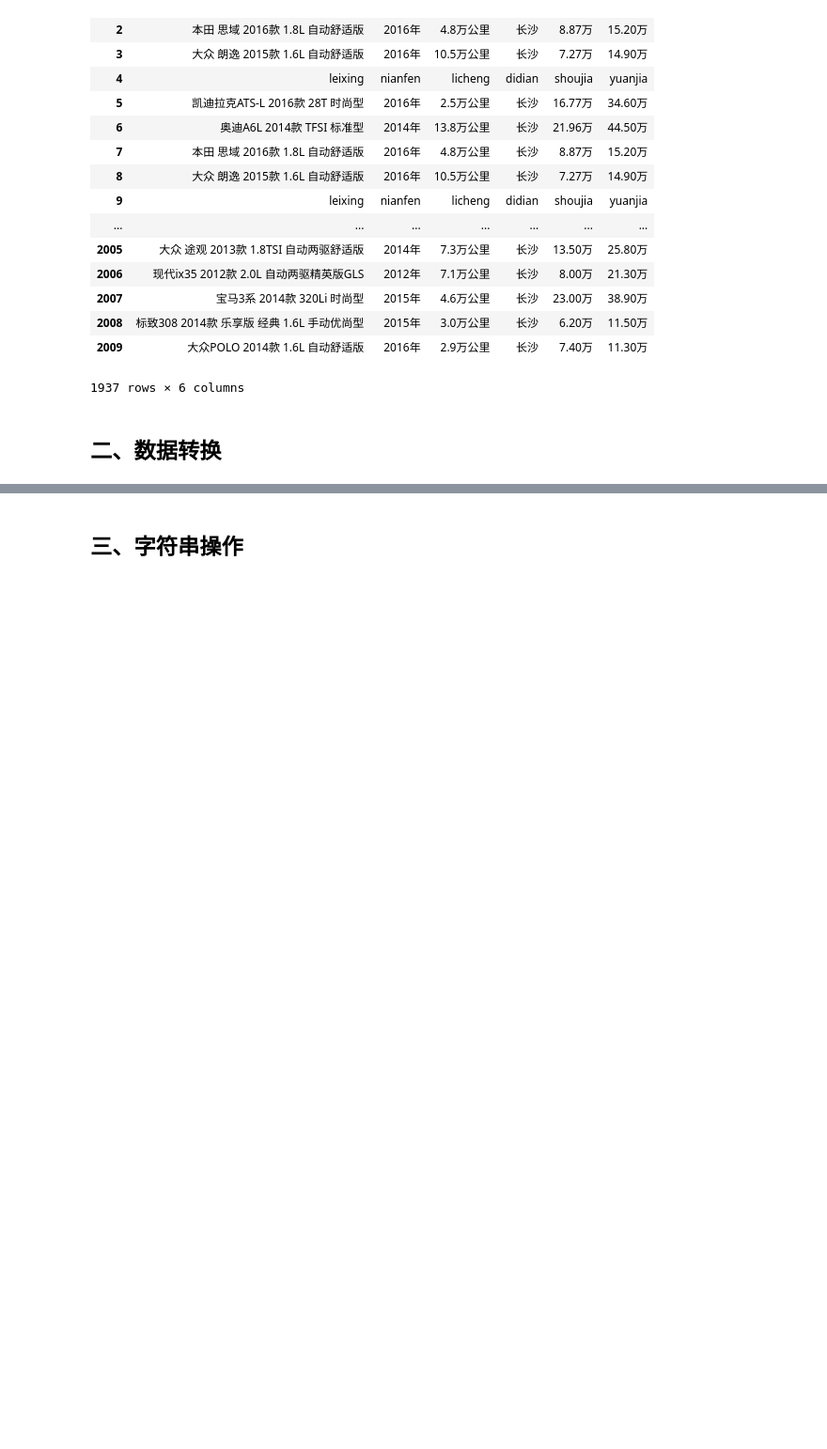
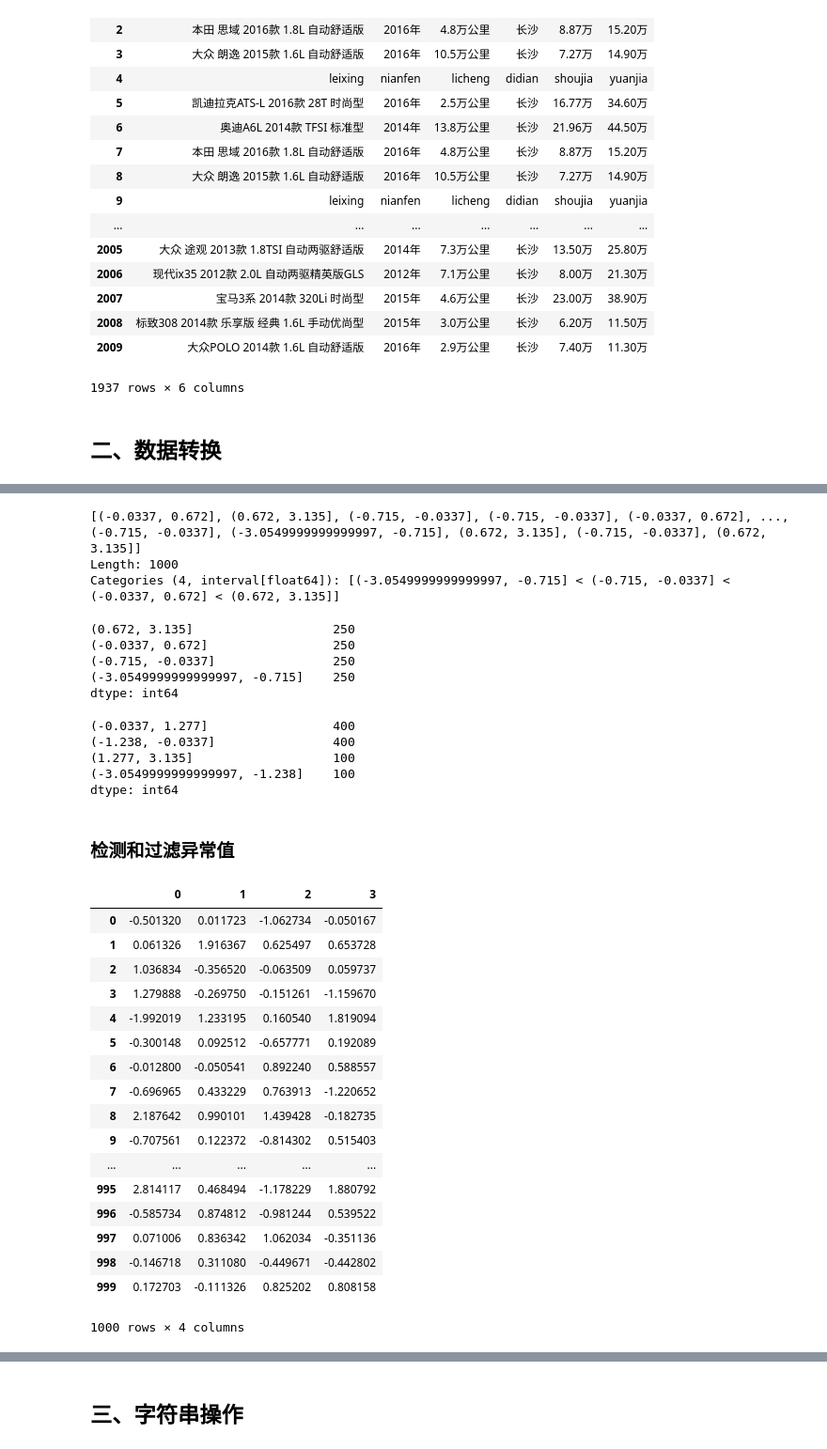
Before and after one commit to ruiliulin/liuliu, a Jupyter notebook: Data analysis/Pandas/lesson_7 (68 - ).ipynb, the cells around one changed output, grey strips where cells are left out. Shown at 94% size. Drawn from its saved outputs; the diff is of its cells as text; code cells hidden in the pictures; blank space fills up the shorter version.

```diff
--- a/Data analysis/Pandas/lesson_7 (68 - ).ipynb
+++ b/Data analysis/Pandas/lesson_7 (68 - ).ipynb
@@ -258,0 +619,15 @@ data.dropna()
+# %%
+cat1 = pd.qcut(data, 4)
+cat1
+# %% [output]
+[(-0.0337, 0.672], (0.672, 3.135], (-0.715, -0.0337], (-0.715, -0.0337], (-0.0337, 0.672], ..., (-0.715, -0.0337], (-3.0549999999999997, -0.715], (0.672, 3.135], (-0.715, -0.0337], (0.672, 3.135]]
+Length: 1000
+Categories (4, interval[float64]): [(-3.0549999999999997, -0.715] < (-0.715, -0.0337] < (-0.0337, 0.672] < (0.672, 3.135]]
+# %%
+pd.value_counts(cat1)
+# %% [output]
+(0.672, 3.135]                   250
+(-0.0337, 0.672]                 250
+(-0.715, -0.0337]                250
+(-3.0549999999999997, -0.715]    250
+dtype: int64
@@ -258,0 +636,32 @@ data.dropna()
+# %%
+pd.value_counts(cat2)
+# %% [output]
+(-0.0337, 1.277]                 400
+(-1.238, -0.0337]                400
+(1.277, 3.135]                   100
+(-3.0549999999999997, -1.238]    100
+dtype: int64
+# %% [markdown]
+### 检测和过滤异常值
+# %%
+data = pd.DataFrame(np.random.randn(1000, 4))
+data
+# %% [output]
+|  | 0 | 1 | 2 | 3 |
+| 0 | -0.501320 | 0.011723 | -1.062734 | -0.050167 |
+| 1 | 0.061326 | 1.916367 | 0.625497 | 0.653728 |
+| 2 | 1.036834 | -0.356520 | -0.063509 | 0.059737 |
+| 3 | 1.279888 | -0.269750 | -0.151261 | -1.159670 |
+| 4 | -1.992019 | 1.233195 | 0.160540 | 1.819094 |
+| 5 | -0.300148 | 0.092512 | -0.657771 | 0.192089 |
+| 6 | -0.012800 | -0.050541 | 0.892240 | 0.588557 |
+| 7 | -0.696965 | 0.433229 | 0.763913 | -1.220652 |
+| 8 | 2.187642 | 0.990101 | 1.439428 | -0.182735 |
+| 9 | -0.707561 | 0.122372 | -0.814302 | 0.515403 |
+| ... | ... | ... | ... | ... |
+| 995 | 2.814117 | 0.468494 | -1.178229 | 1.880792 |
+| 996 | -0.585734 | 0.874812 | -0.981244 | 0.539522 |
+| 997 | 0.071006 | 0.836342 | 1.062034 | -0.351136 |
+| 998 | -0.146718 | 0.311080 | -0.449671 | -0.442802 |
+| 999 | 0.172703 | -0.111326 | 0.825202 | 0.808158 |
+1000 rows × 4 columns
```
Also changed, not shown: parts of 99 cells of this notebook, 1 other file.
